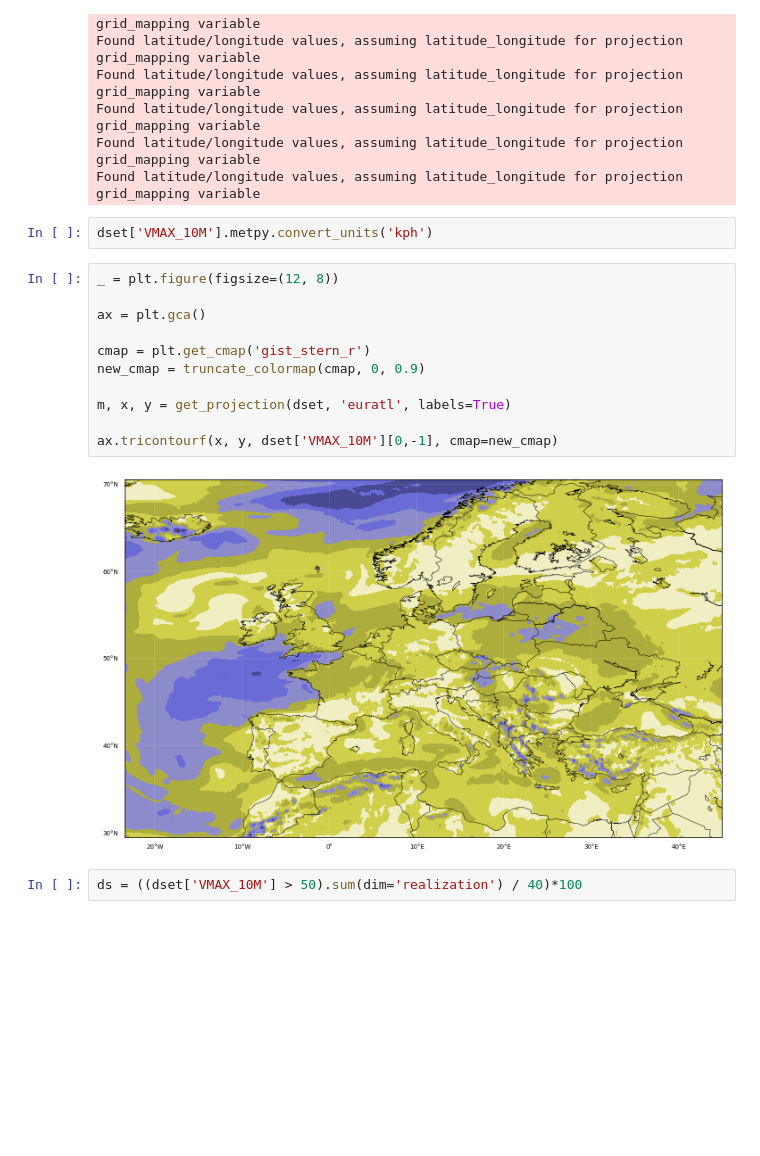
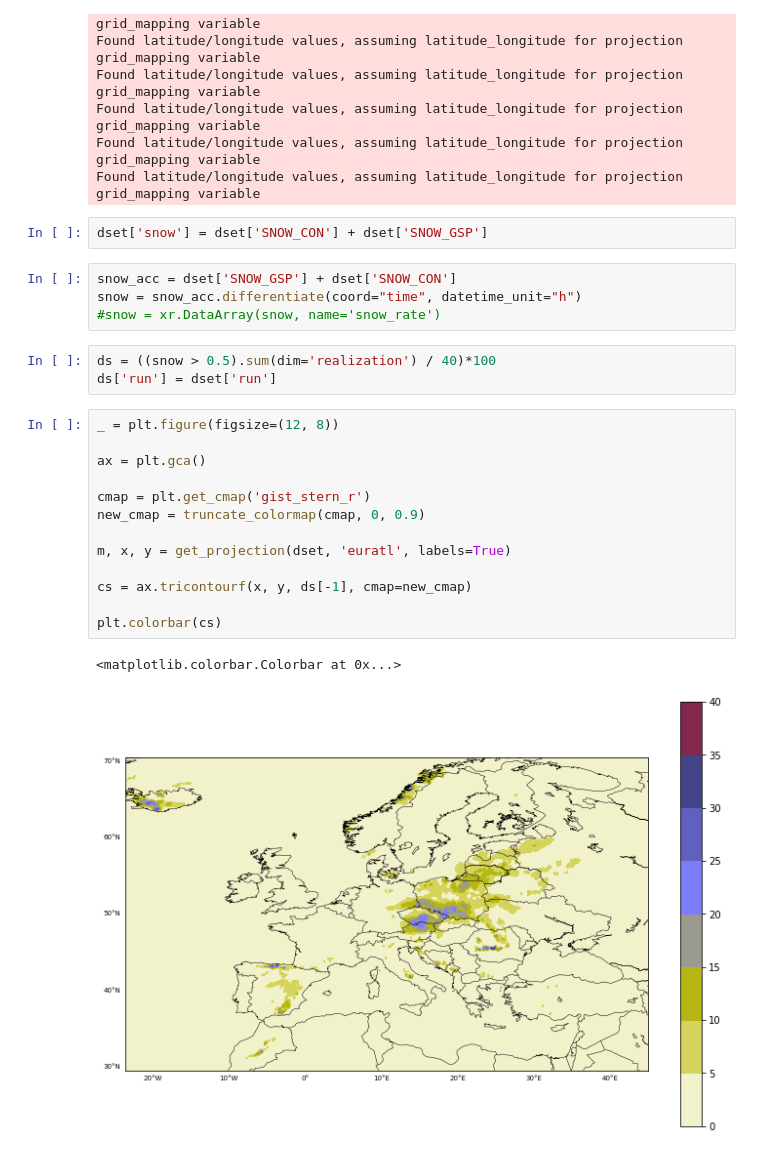
Before and after one commit to guidocioni/icon_eu_eps, a Jupyter notebook: new.ipynb, the cells around one changed output. Cells and saved outputs as stored; diff of their text form; blank space fills up the shorter version.

Commit message:
Added plot for snow probability. First version for deployment ready

```diff
--- a/new.ipynb
+++ b/new.ipynb
@@ -12,20 +12,28 @@ Found latitude/longitude values, assuming latitude_longitude for projection grid
 Found latitude/longitude values, assuming latitude_longitude for projection grid_mapping variable
 Found latitude/longitude values, assuming latitude_longitude for projection grid_mapping variable
 Found latitude/longitude values, assuming latitude_longitude for projection grid_mapping variable
-# %%
-dset['VMAX_10M'].metpy.convert_units('kph')
+# %%
+dset['snow'] = dset['SNOW_CON'] + dset['SNOW_GSP']
+# %%
+snow_acc = dset['SNOW_GSP'] + dset['SNOW_CON']
+snow = snow_acc.differentiate(coord="time", datetime_unit="h")
+#snow = xr.DataArray(snow, name='snow_rate')
+# %%
+ds = ((snow > 0.5).sum(dim='realization') / 40)*100
+ds['run'] = dset['run']
 # %%
 _ = plt.figure(figsize=(12, 8))
 
 ax = plt.gca()
 
 cmap = plt.get_cmap('gist_stern_r')
 new_cmap = truncate_colormap(cmap, 0, 0.9)
 
 m, x, y = get_projection(dset, 'euratl', labels=True)
 
-ax.tricontourf(x, y, dset['VMAX_10M'][0,-1], cmap=new_cmap)
+cs = ax.tricontourf(x, y, ds[-1], cmap=new_cmap)
+
+plt.colorbar(cs)
 # %% [output]
+<matplotlib.colorbar.Colorbar at 0x...>
-[figure, old version]
+[figure, new version]
-# %%
-ds = ((dset['VMAX_10M'] > 50).sum(dim='realization') / 40)*100
```
Also changed, not shown: parts of 1 cell of this notebook, 2 other files.
